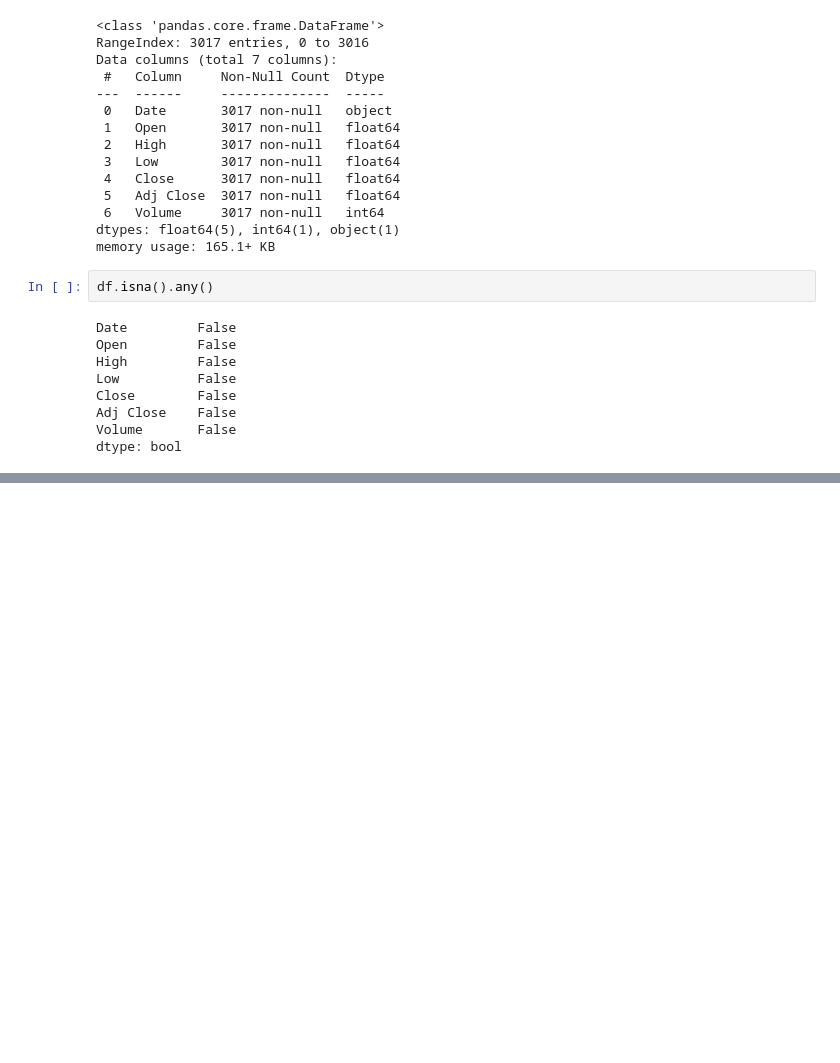
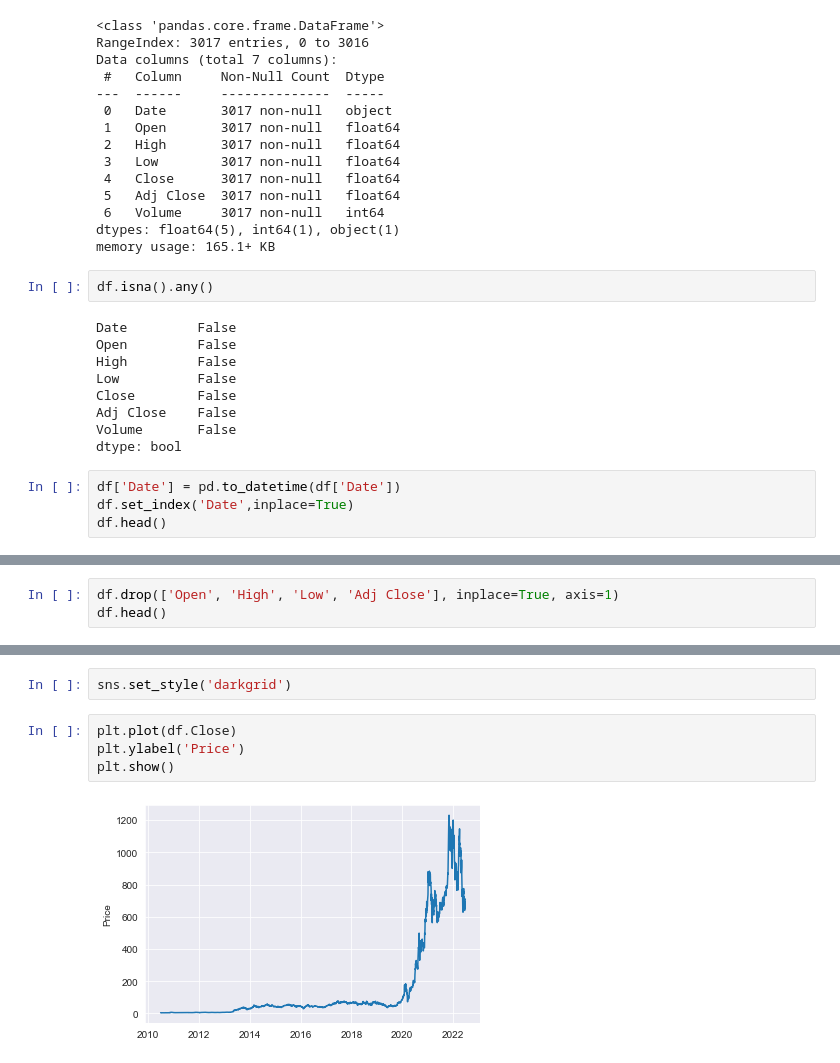
Before and after one commit to bharxhav/EV-India, a Jupyter notebook: ev-battery.ipynb, the cells around one changed output, grey strips where cells are left out. Drawn from its saved outputs; the diff is of its cells as text; blank space fills up the shorter version.

```diff
--- a/ev-battery.ipynb
+++ b/ev-battery.ipynb
@@ -93,3 +98,7 @@ Close        False
 Adj Close    False
 Volume       False
 dtype: bool
+# %%
+df['Date'] = pd.to_datetime(df['Date'])
+df.set_index('Date',inplace=True)
+df.head()
@@ -95,0 +123,3 @@ dtype: bool
+# %%
+df.drop(['Open', 'High', 'Low', 'Adj Close'], inplace=True, axis=1)
+df.head()
@@ -95,0 +144,8 @@ dtype: bool
+# %%
+sns.set_style('darkgrid')
+# %%
+plt.plot(df.Close)
+plt.ylabel('Price')
+plt.show()
+# %% [output]
+[figure, added]
```
Also changed, not shown: parts of 24 cells of this notebook.
